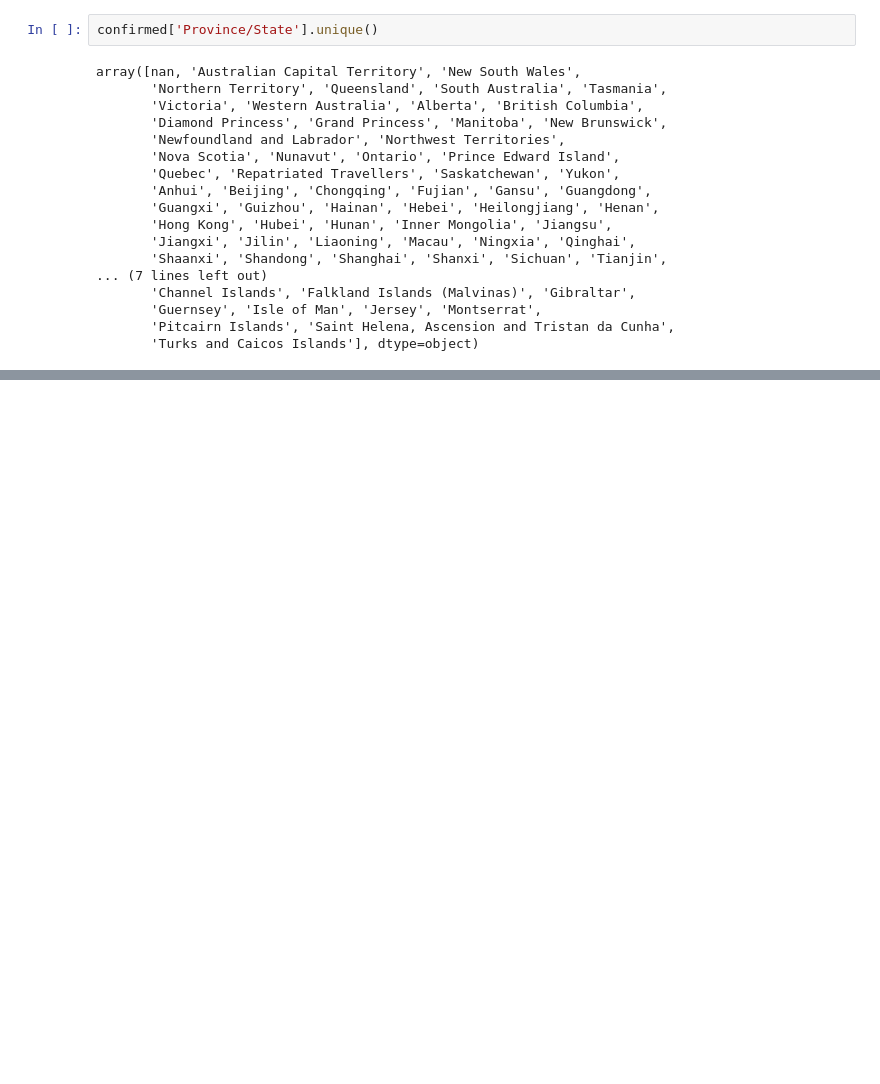
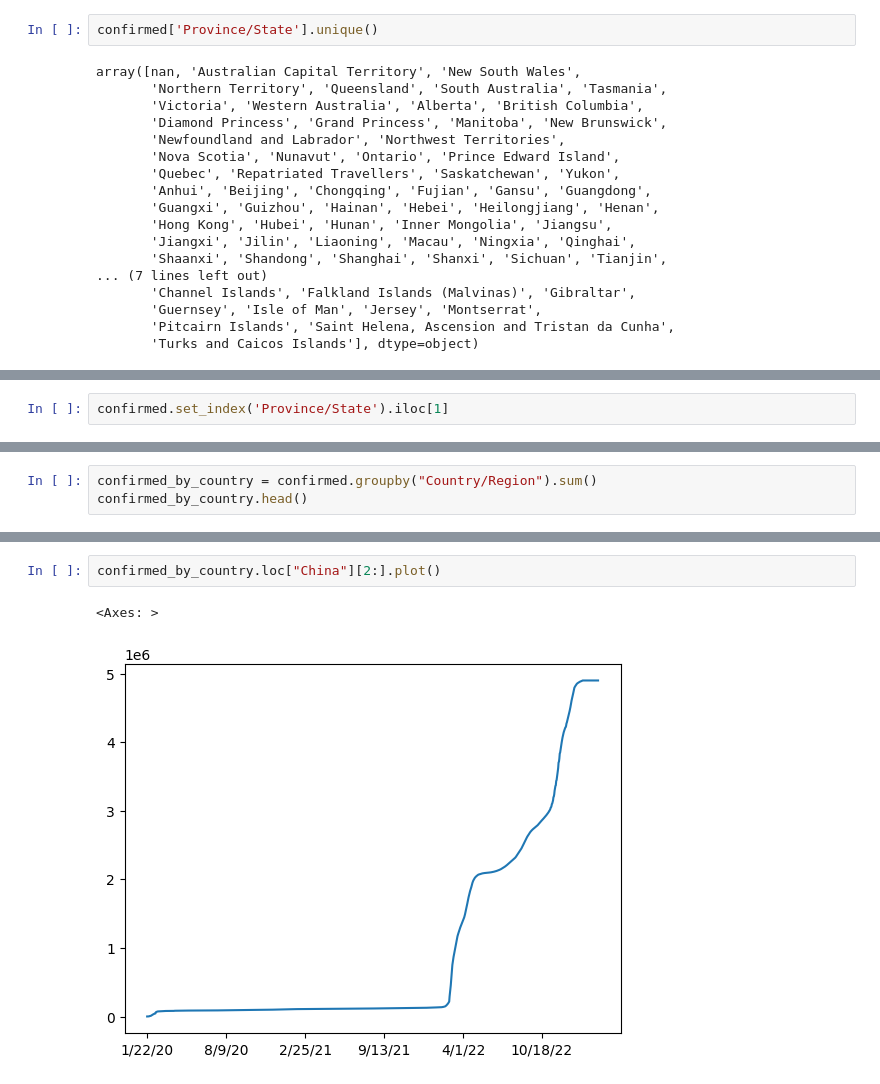
Before and after one commit to renatamontanhana/Analise_de_Dados_Saude_1, a Jupyter notebook: Data_Science_e_Saude.ipynb, the cells around one changed output, grey strips where cells are left out. Drawn from its saved outputs; the diff is of its cells as text; blank space fills up the shorter version.

```diff
--- a/Data_Science_e_Saude.ipynb
+++ b/Data_Science_e_Saude.ipynb
@@ -93,0 +130,2 @@ array([nan, 'Australian Capital Territory', 'New South Wales',
+# %%
+confirmed.set_index('Province/State').iloc[1]
@@ -93,0 +182,3 @@ array([nan, 'Australian Capital Territory', 'New South Wales',
+# %%
+confirmed_by_country = confirmed.groupby("Country/Region").sum()
+confirmed_by_country.head()
@@ -93,0 +240,5 @@ array([nan, 'Australian Capital Territory', 'New South Wales',
+# %%
+confirmed_by_country.loc["China"][2:].plot()
+# %% [output]
+<Axes: >
+[figure, added]
```
Also changed, not shown: parts of 10 cells of this notebook.
